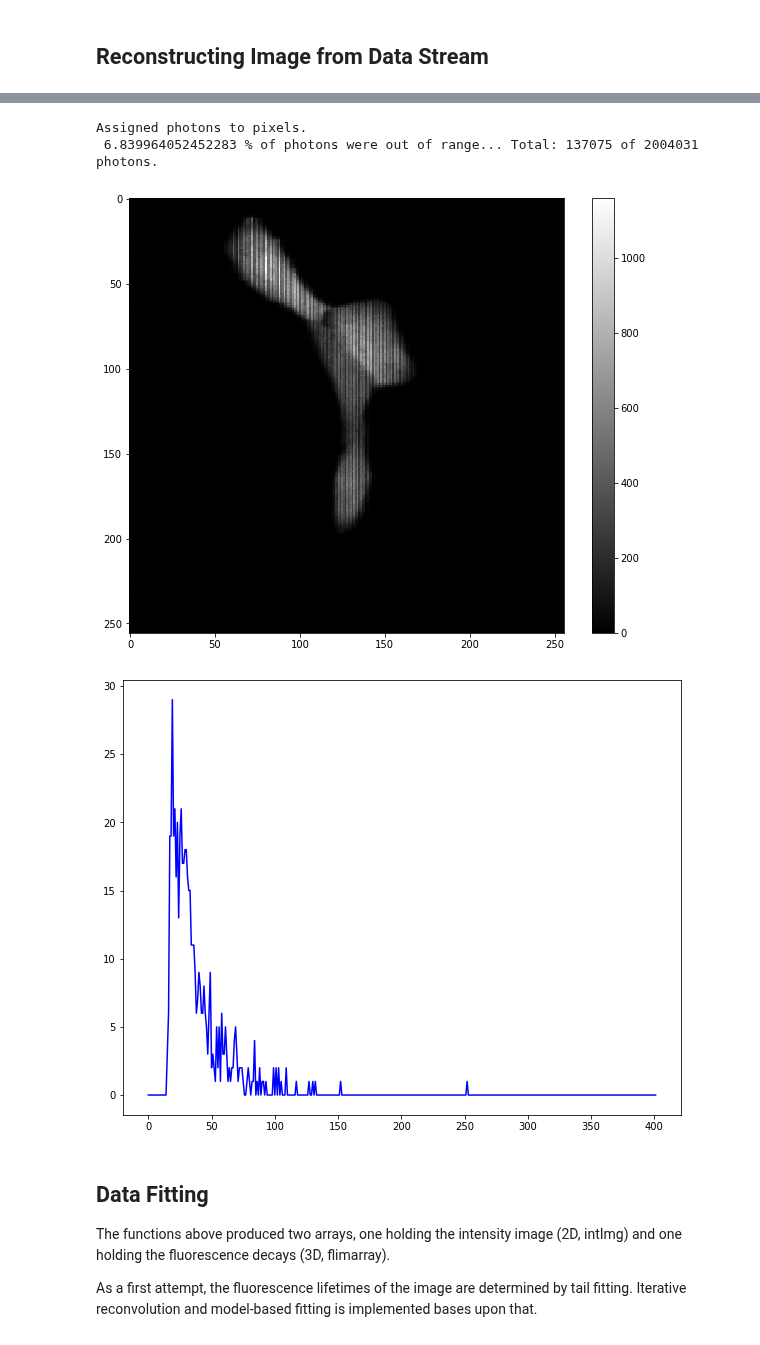
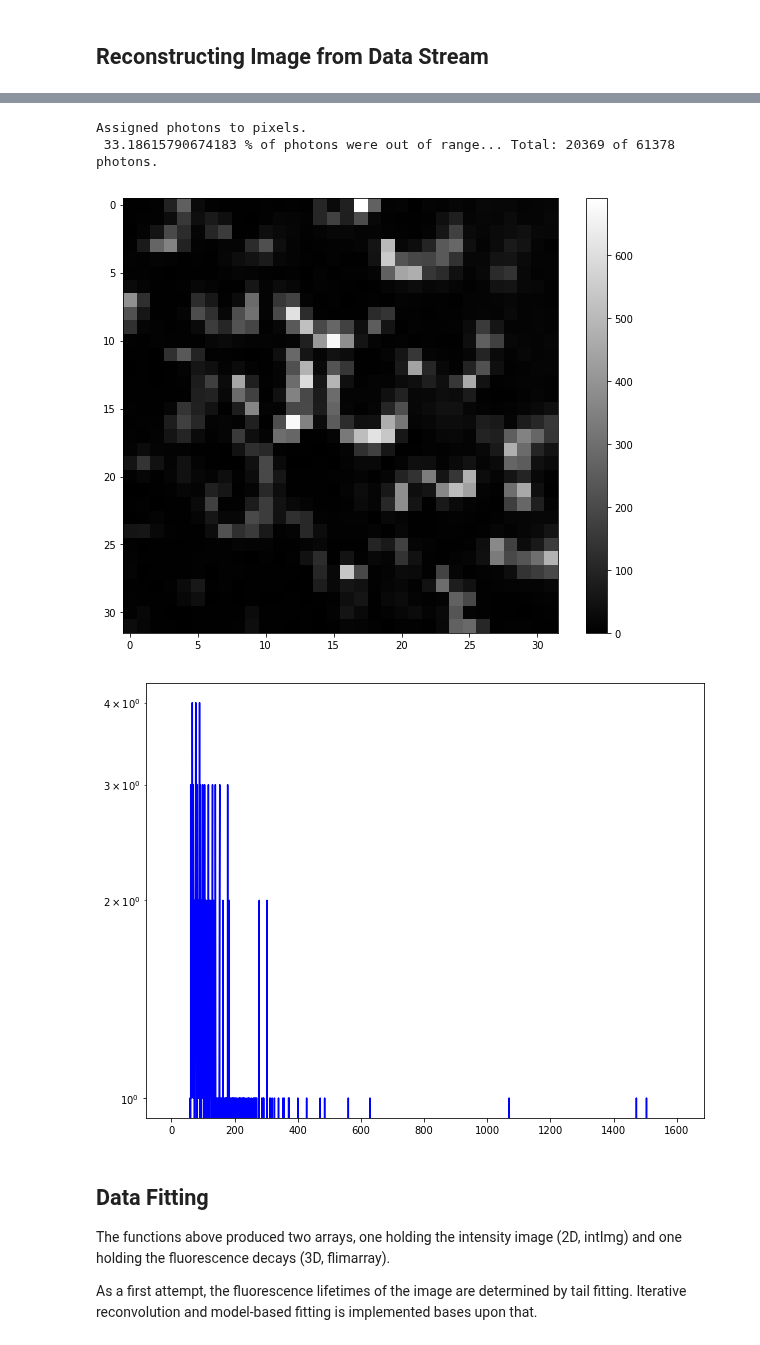
Before and after one commit to Tomkaehst/PhasorFLIM, a Jupyter notebook: PicoQuant PTU Decoding and Fitting.ipynb, the cells around one changed output, grey strips where cells are left out. Cells and saved outputs as stored; diff of their text form; code cells hidden in the pictures.

```diff
--- a/PicoQuant PTU Decoding and Fitting.ipynb
+++ b/PicoQuant PTU Decoding and Fitting.ipynb
@@ -34,7 +34,7 @@ import matplotlib.pyplot as plt
 
 
 # Filepath for test files and creation of a filestream using read-binary
-ptupath = 'qt_app/testData/EGFP_Cherry_Co_1_1.ptu'
+ptupath = 'app/testData/Convalaria_for_CC_6_1.ptu'
 ptureadstream = open(ptupath, 'rb')
 
 # Reading file magic to check if file is PTU file, first 8 byte
@@ -531,29 +531,30 @@ def buildFLIMArray(recordarray, channel, linesinfile, pixelsx, pixelsy, globRes,
     return flimarray, intensityImage
 # %%
 flimarray, intimage = buildFLIMArray(recordarray,
-                                     0,
+                                     1,
                                      FLIMInfo['LinesInFile'],
                                      FLIMInfo['PixelsX'],
                                      FLIMInfo['PixelsY'],
                                      FLIMInfo['GlobalResolution'],
                                      FLIMInfo['Resolution'],
                                      2,
-                                     3)
+                                     1)
 recordarray = None # dereferencing recordarray for garbage collection; in the future: ptu processing via data stream!
 # %% [output]
 Assigned photons to pixels.
- 6.839964052452283 % of photons were out of range... Total: 137075 of 2004031 photons.
+ 33.18615790674183 % of photons were out of range... Total: 20369 of 61378 photons.
 # %%
 plt.imshow(intimage, cmap = "gray")
 plt.colorbar()
 plt.show()
 # %% [output]
-[figure, old version]
+[figure, new version]
 # %%
-plt.plot(flimarray[100][150][:], 'b-')
+plt.plot(flimarray[15][12][:], 'b-')
+plt.yscale("log")
 plt.show()
 # %% [output]
-[figure, old version]
+[figure, new version]
 # %% [markdown]
 ## Data Fitting
 The functions above produced two arrays, one holding the intensity image (2D, intImg) and one holding the fluorescence decays (3D, flimarray).
```
Also changed, not shown: parts of 9 cells of this notebook, 4 other files.
